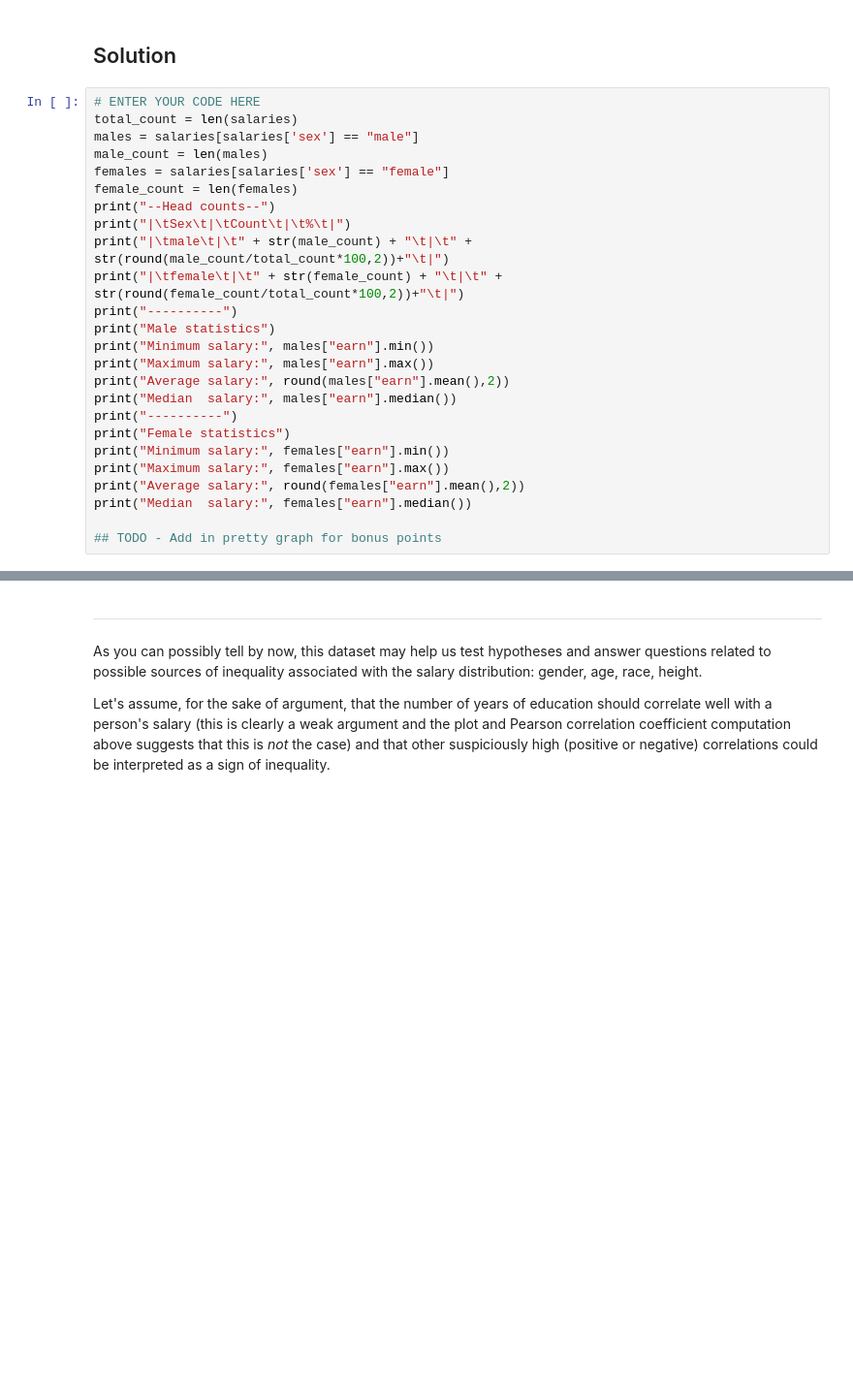
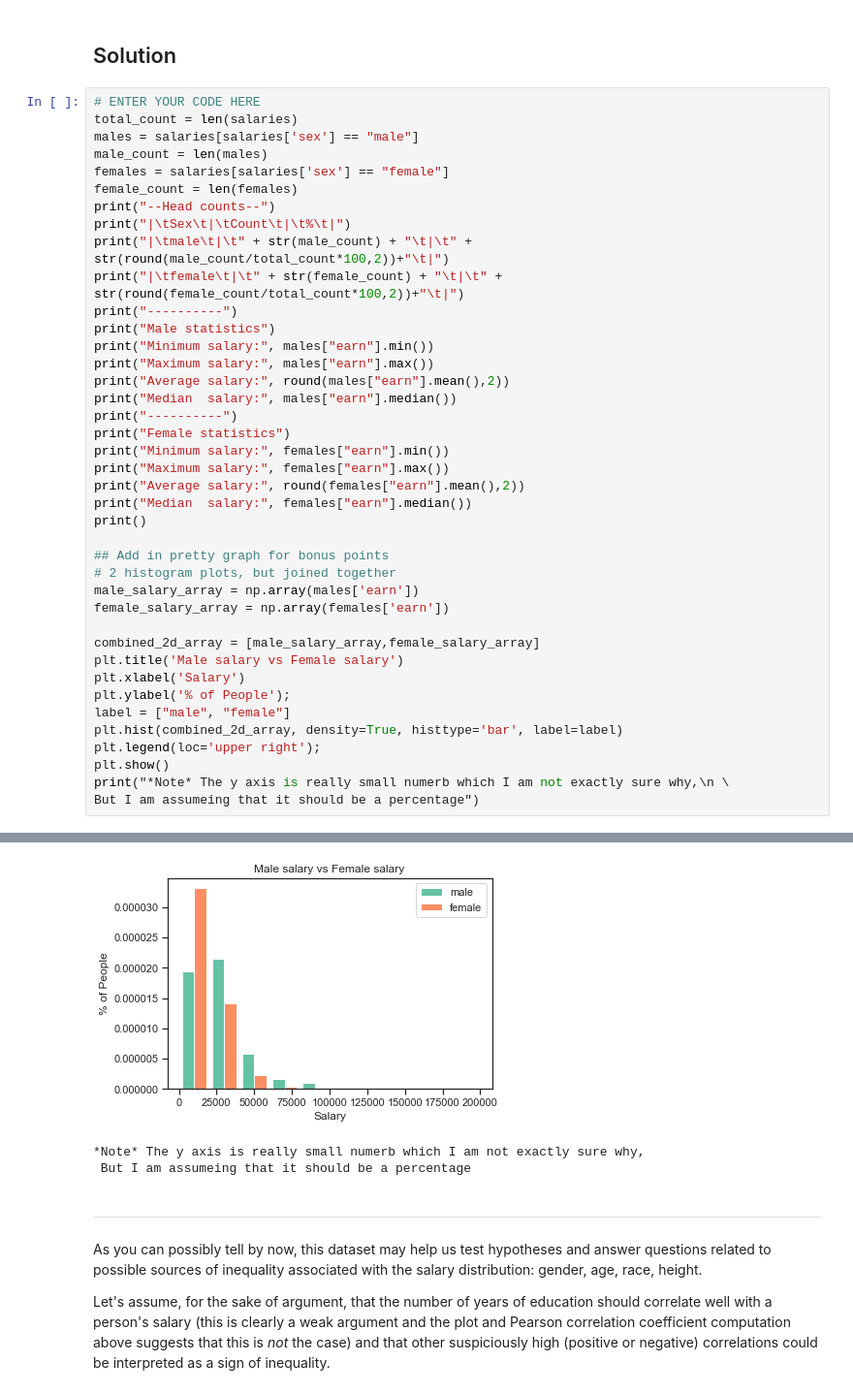
Before and after one commit to AdamCorbinFAUPhD/CAP5768-Intro-to-Data-Science, a Jupyter notebook: assignment_1/CAP5768_Assignment1_Corbin_Adam.ipynb, the cells around one changed output, grey strips where cells are left out. Shown at 97% size. Cells and saved outputs as stored; diff of their text form; blank space fills up the shorter version.

```diff
--- a/assignment_1/CAP5768_Assignment1_Corbin_Adam.ipynb
+++ b/assignment_1/CAP5768_Assignment1_Corbin_Adam.ipynb
@@ -350,6 +350,21 @@ print("Minimum salary:", females["earn"].min())
 print("Maximum salary:", females["earn"].max())
 print("Average salary:", round(females["earn"].mean(),2))
 print("Median  salary:", females["earn"].median())
+print()
 
-## TODO - Add in pretty graph for bonus points
+## Add in pretty graph for bonus points
+# 2 histogram plots, but joined together
+male_salary_array = np.array(males['earn'])
+female_salary_array = np.array(females['earn'])
+
+combined_2d_array = [male_salary_array,female_salary_array]
+plt.title('Male salary vs Female salary')
+plt.xlabel('Salary')
+plt.ylabel('% of People');
+label = ["male", "female"]
+plt.hist(combined_2d_array, density=True, histtype='bar', label=label)
+plt.legend(loc='upper right');
+plt.show()
+print("*Note* The y axis is really small numerb which I am not exactly sure why,\n \
+But I am assumeing that it should be a percentage")
 # %% [output]
@@ -357,19 +371,22 @@ print("Median  salary:", females["earn"].median())
 --Head counts--
 |       Sex     |       Count   |       %       |
 |       male    |       505     |       42.37   |
 |       female  |       687     |       57.63   |
 ----------
 Male statistics
 Minimum salary: 1000.0
 Maximum salary: 200000.0
 Average salary: 29786.13
 Median  salary: 25000.0
 ----------
 Female statistics
 Minimum salary: 200.0
 Maximum salary: 123000.0
 Average salary: 18280.2
 Median  salary: 15000.0
+[figure, added]
+*Note* The y axis is really small numerb which I am not exactly sure why,
+ But I am assumeing that it should be a percentage
 # %% [markdown]
 --------------------
 
```
Also changed, not shown: parts of 6 cells of this notebook.
